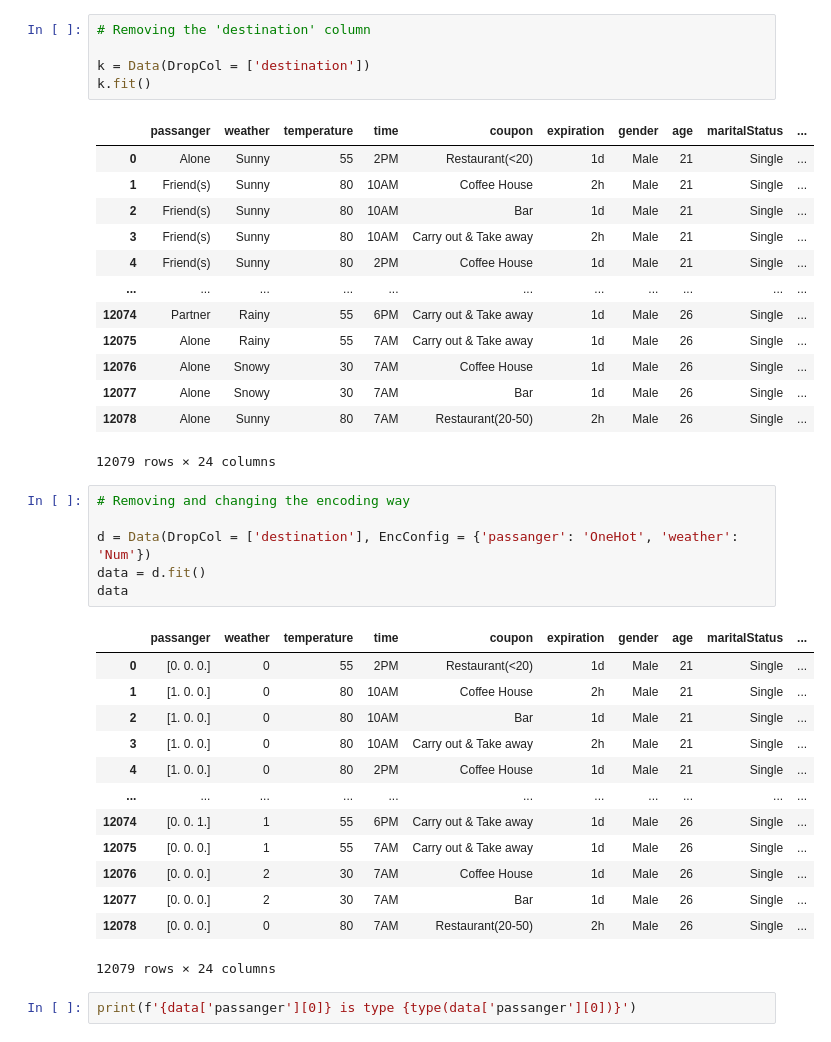
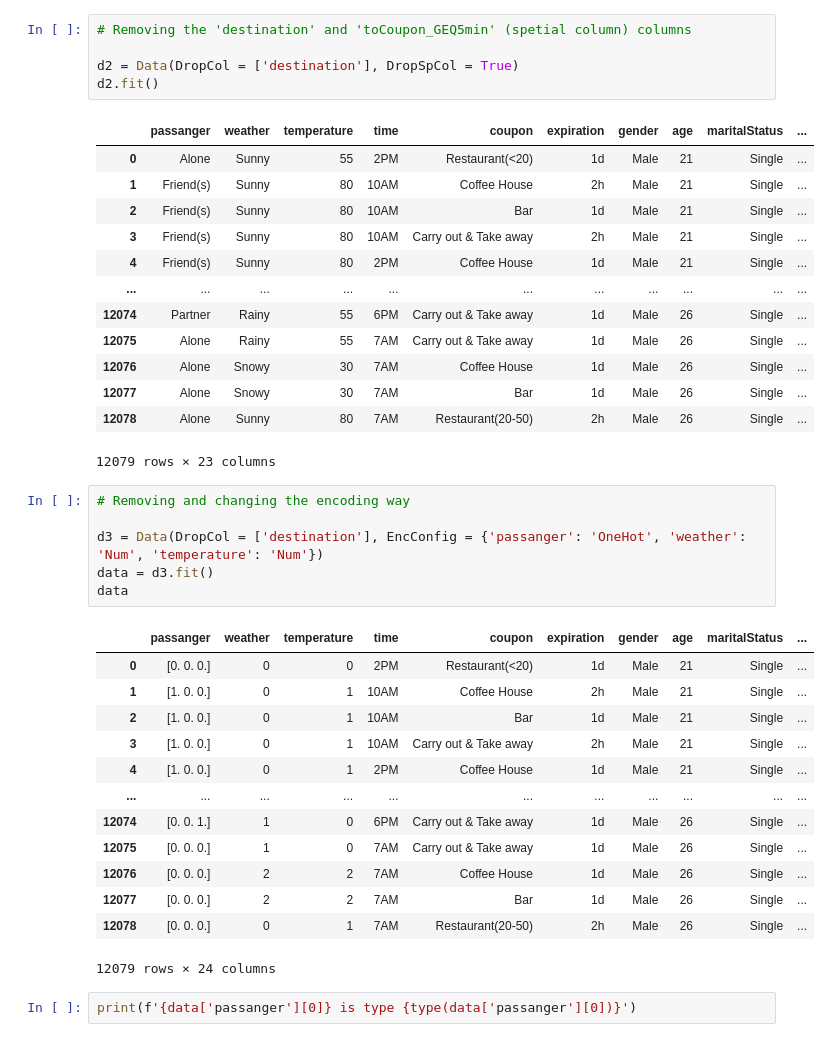
Before and after one commit to TarasKutsyk/Data-Analytics-Project, a Jupyter notebook: Data_class.ipynb, the cells around one changed output. Drawn from its saved outputs; the diff is of its cells as text.

```diff
--- a/Data_class.ipynb
+++ b/Data_class.ipynb
@@ -108,10 +144,10 @@ d.fit()
 | 12078 | Work | Alone | Sunny | 80 | 7AM | Restaurant(20-50) | 2h | Male | 26 | ... |
 12079 rows × 25 columns
 # %%
-# Removing the 'destination' column
+# Removing the 'destination' and 'toCoupon_GEQ5min' (spetial column) columns
 
-k = Data(DropCol = ['destination'])
-k.fit()
+d2 = Data(DropCol = ['destination'], DropSpCol = True)
+d2.fit()
 # %% [output]
 |  | passanger | weather | temperature | time | coupon | expiration | gender | age | maritalStatus | ... |
 | 0 | Alone | Sunny | 55 | 2PM | Restaurant(<20) | 1d | Male | 21 | Single | ... |
@@ -125,26 +161,26 @@ k.fit()
 | 12076 | Alone | Snowy | 30 | 7AM | Coffee House | 1d | Male | 26 | Single | ... |
 | 12077 | Alone | Snowy | 30 | 7AM | Bar | 1d | Male | 26 | Single | ... |
 | 12078 | Alone | Sunny | 80 | 7AM | Restaurant(20-50) | 2h | Male | 26 | Single | ... |
-12079 rows × 24 columns
+12079 rows × 23 columns
 # %%
 # Removing and changing the encoding way
 
-d = Data(DropCol = ['destination'], EncConfig = {'passanger': 'OneHot', 'weather': 'Num'})
-data = d.fit()
+d3 = Data(DropCol = ['destination'], EncConfig = {'passanger': 'OneHot', 'weather': 'Num', 'temperature': 'Num'})
+data = d3.fit()
 data
 # %% [output]
 |  | passanger | weather | temperature | time | coupon | expiration | gender | age | maritalStatus | ... |
-| 0 | [0. 0. 0.] | 0 | 55 | 2PM | Restaurant(<20) | 1d | Male | 21 | Single | ... |
-| 1 | [1. 0. 0.] | 0 | 80 | 10AM | Coffee House | 2h | Male | 21 | Single | ... |
-| 2 | [1. 0. 0.] | 0 | 80 | 10AM | Bar | 1d | Male | 21 | Single | ... |
-| 3 | [1. 0. 0.] | 0 | 80 | 10AM | Carry out & Take away | 2h | Male | 21 | Single | ... |
-| 4 | [1. 0. 0.] | 0 | 80 | 2PM | Coffee House | 1d | Male | 21 | Single | ... |
+| 0 | [0. 0. 0.] | 0 | 0 | 2PM | Restaurant(<20) | 1d | Male | 21 | Single | ... |
+| 1 | [1. 0. 0.] | 0 | 1 | 10AM | Coffee House | 2h | Male | 21 | Single | ... |
+| 2 | [1. 0. 0.] | 0 | 1 | 10AM | Bar | 1d | Male | 21 | Single | ... |
+| 3 | [1. 0. 0.] | 0 | 1 | 10AM | Carry out & Take away | 2h | Male | 21 | Single | ... |
+| 4 | [1. 0. 0.] | 0 | 1 | 2PM | Coffee House | 1d | Male | 21 | Single | ... |
 | ... | ... | ... | ... | ... | ... | ... | ... | ... | ... | ... |
-| 12074 | [0. 0. 1.] | 1 | 55 | 6PM | Carry out & Take away | 1d | Male | 26 | Single | ... |
-| 12075 | [0. 0. 0.] | 1 | 55 | 7AM | Carry out & Take away | 1d | Male | 26 | Single | ... |
-| 12076 | [0. 0. 0.] | 2 | 30 | 7AM | Coffee House | 1d | Male | 26 | Single | ... |
-| 12077 | [0. 0. 0.] | 2 | 30 | 7AM | Bar | 1d | Male | 26 | Single | ... |
-| 12078 | [0. 0. 0.] | 0 | 80 | 7AM | Restaurant(20-50) | 2h | Male | 26 | Single | ... |
+| 12074 | [0. 0. 1.] | 1 | 0 | 6PM | Carry out & Take away | 1d | Male | 26 | Single | ... |
+| 12075 | [0. 0. 0.] | 1 | 0 | 7AM | Carry out & Take away | 1d | Male | 26 | Single | ... |
+| 12076 | [0. 0. 0.] | 2 | 2 | 7AM | Coffee House | 1d | Male | 26 | Single | ... |
+| 12077 | [0. 0. 0.] | 2 | 2 | 7AM | Bar | 1d | Male | 26 | Single | ... |
+| 12078 | [0. 0. 0.] | 0 | 1 | 7AM | Restaurant(20-50) | 2h | Male | 26 | Single | ... |
 12079 rows × 24 columns
 # %%
 print(f'{data['passanger'][0]} is type {type(data['passanger'][0])}')
```
Also changed, not shown: parts of 7 cells of this notebook.
